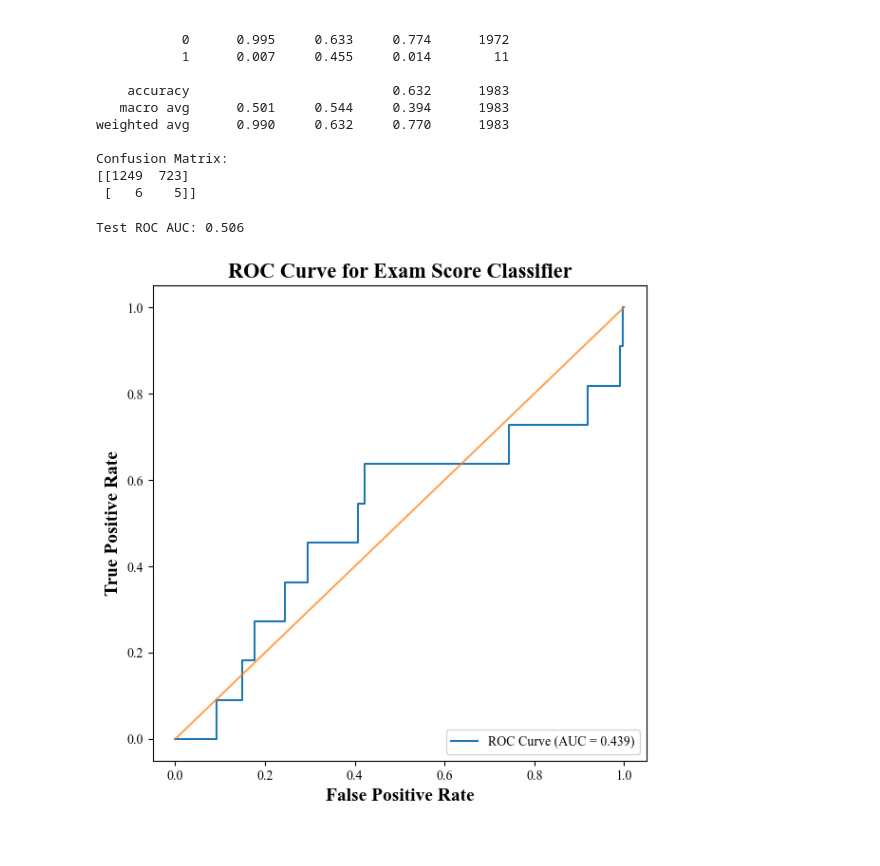
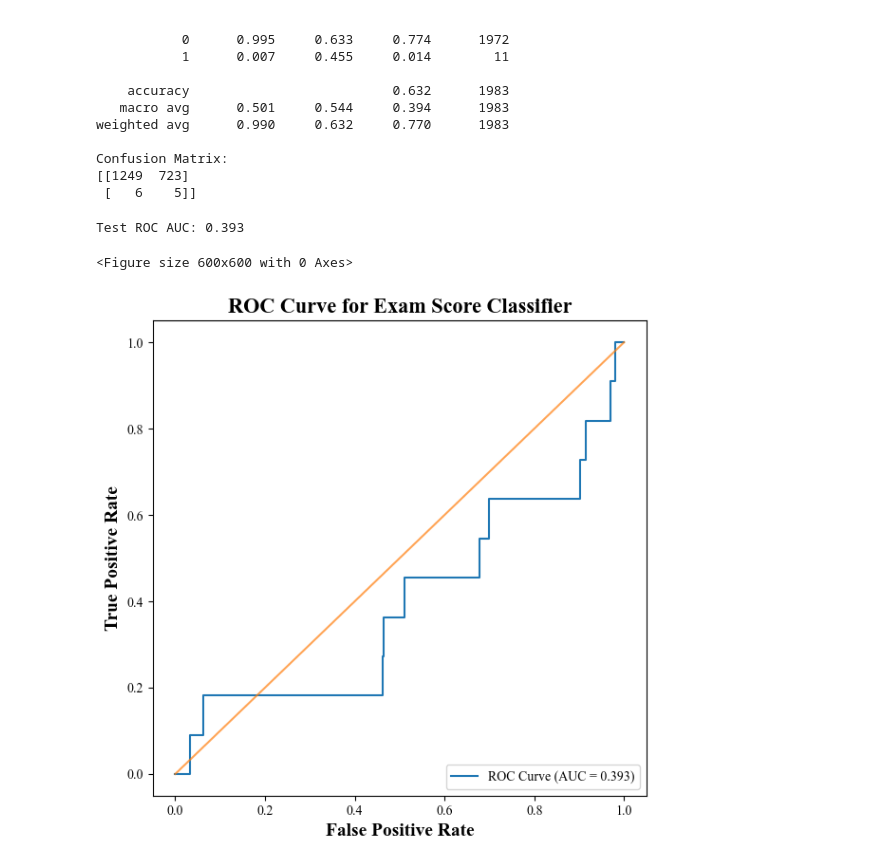
Before and after one commit to Tahvia127/119-Group-Project, a Jupyter notebook: Project_Notebook.ipynb, the cells around one changed output. Saved outputs shown, nothing was run; the diff lists cells and outputs as text; code cells hidden in the pictures.

```diff
--- a/Project_Notebook.ipynb
+++ b/Project_Notebook.ipynb
@@ -653,23 +680,24 @@ Confusion Matrix:
  [   6    5]]
 # %%
 # ROC AUC
-y_proba = model.predict_proba(X_test_s)[:, 1]
+y_proba = model.predict_proba(X_test)[:, 1]
 auc     = roc_auc_score(y_test, y_proba)
 print(f"\nTest ROC AUC: {auc:.3f}")
 
 fpr, tpr, _ = roc_curve(y_test, y_proba)
 
 plt.figure(figsize=(6, 6))
-plt.plot(fpr, tpr, label=f'ROC Curve (AUC = {auc_score:.3f})')
+plt.plot(fpr, tpr, label=f'ROC Curve (AUC = {auc:.3f})')
 plt.plot([0, 1], [0, 1], alpha=0.7)
 
 plt.title("ROC Curve for Exam Score Classifier", fontsize=16, fontweight='bold')
 plt.xlabel("False Positive Rate", fontsize=14, fontweight='bold')
 plt.ylabel("True Positive Rate", fontsize=14, fontweight='bold')
 
 plt.legend(loc="lower right")
 plt.tight_layout()
 plt.show()
 # %% [output]
-Test ROC AUC: 0.506
+Test ROC AUC: 0.393
+<Figure size 600x600 with 0 Axes>
-[figure, old version]
+[figure, new version]
```
Also changed, not shown: parts of 2 cells of this notebook.
